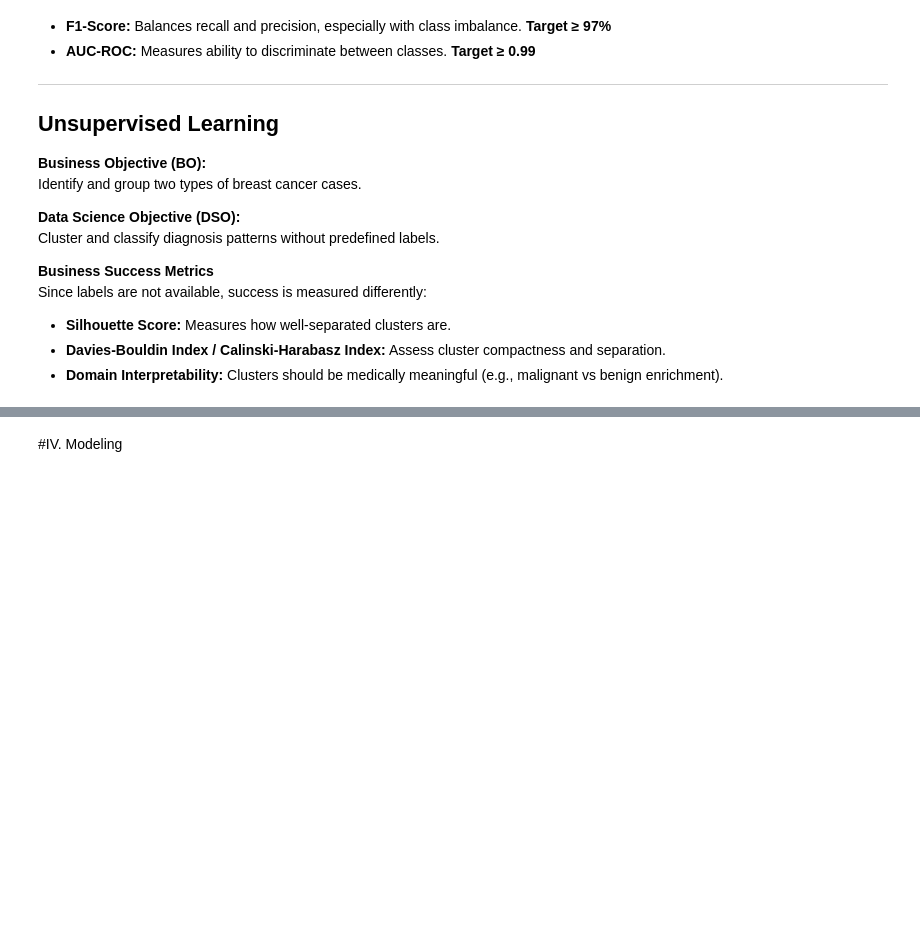
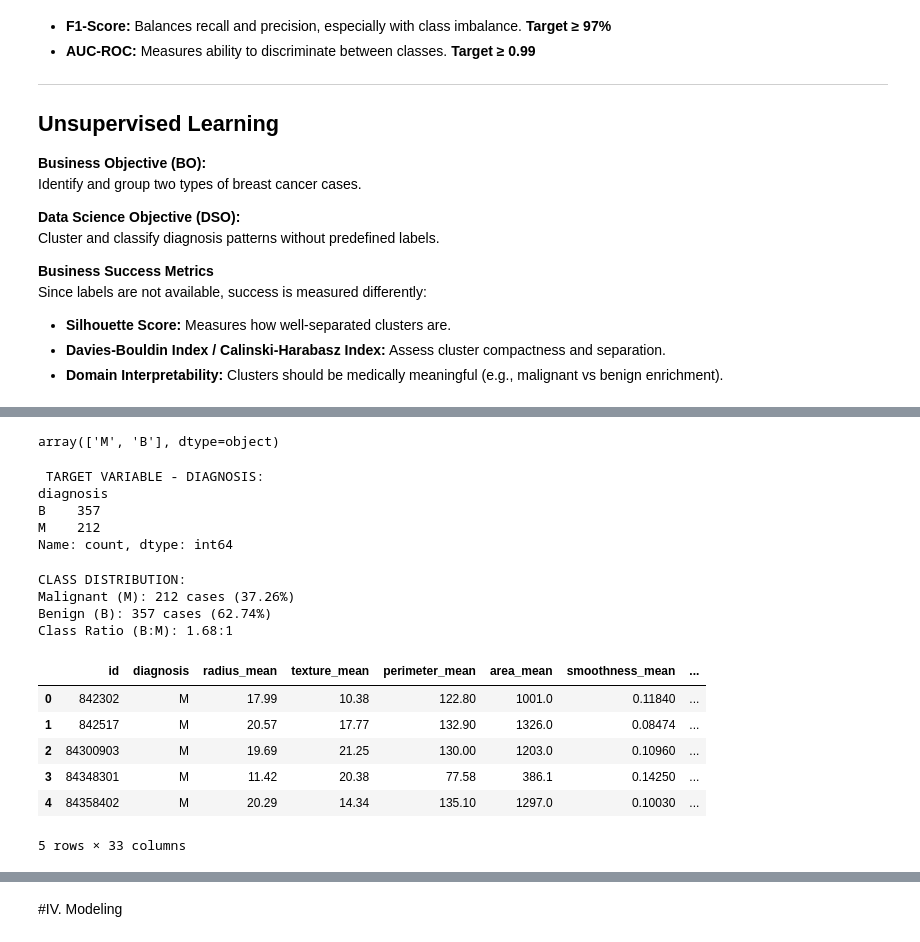
Before and after one commit to eyaguirat10/CoWin-Breast-Cancer-Detection, a Jupyter notebook: Breast_Cancer_Detection--Amal.ipynb, the cells around one changed output, grey strips where cells are left out. Saved outputs shown, nothing was run; the diff lists cells and outputs as text; code cells hidden in the pictures; blank space fills up the shorter version.

```diff
--- a/Breast_Cancer_Detection--Amal.ipynb
+++ b/Breast_Cancer_Detection--Amal.ipynb
@@ -64,4 +91,38 @@ df.isnull().sum()
+# %%
+df.diagnosis.unique()
+# %% [output]
+array(['M', 'B'], dtype=object)
+# %%
+print("\n TARGET VARIABLE - DIAGNOSIS:")
+diagnosis_analysis = df['diagnosis'].value_counts()
+print(diagnosis_analysis)
+# %% [output]
+ TARGET VARIABLE - DIAGNOSIS:
+diagnosis
+B    357
+M    212
+Name: count, dtype: int64
+# %%
+total = len(df)
+malignant_pct = (diagnosis_analysis['M'] / total) * 100
+benign_pct = (diagnosis_analysis['B'] / total) * 100
+
+print(f"\nCLASS DISTRIBUTION:")
+print(f"Malignant (M): {diagnosis_analysis['M']} cases ({malignant_pct:.2f}%)")
+print(f"Benign (B): {diagnosis_analysis['B']} cases ({benign_pct:.2f}%)")
+print(f"Class Ratio (B:M): {benign_pct/malignant_pct:.2f}:1")
+# %% [output]
+CLASS DISTRIBUTION:
+Malignant (M): 212 cases (37.26%)
+Benign (B): 357 cases (62.74%)
+Class Ratio (B:M): 1.68:1
 # %%
 df.head()
-df.info()
-df.describe()
+# %% [output]
+|  | id | diagnosis | radius_mean | texture_mean | perimeter_mean | area_mean | smoothness_mean | ... |
+| 0 | 842302 | M | 17.99 | 10.38 | 122.80 | 1001.0 | 0.11840 | ... |
+| 1 | 842517 | M | 20.57 | 17.77 | 132.90 | 1326.0 | 0.08474 | ... |
+| 2 | 84300903 | M | 19.69 | 21.25 | 130.00 | 1203.0 | 0.10960 | ... |
+| 3 | 84348301 | M | 11.42 | 20.38 | 77.58 | 386.1 | 0.14250 | ... |
+| 4 | 84358402 | M | 20.29 | 14.34 | 135.10 | 1297.0 | 0.10030 | ... |
+5 rows × 33 columns
```
Also changed, not shown: parts of 18 cells of this notebook.
